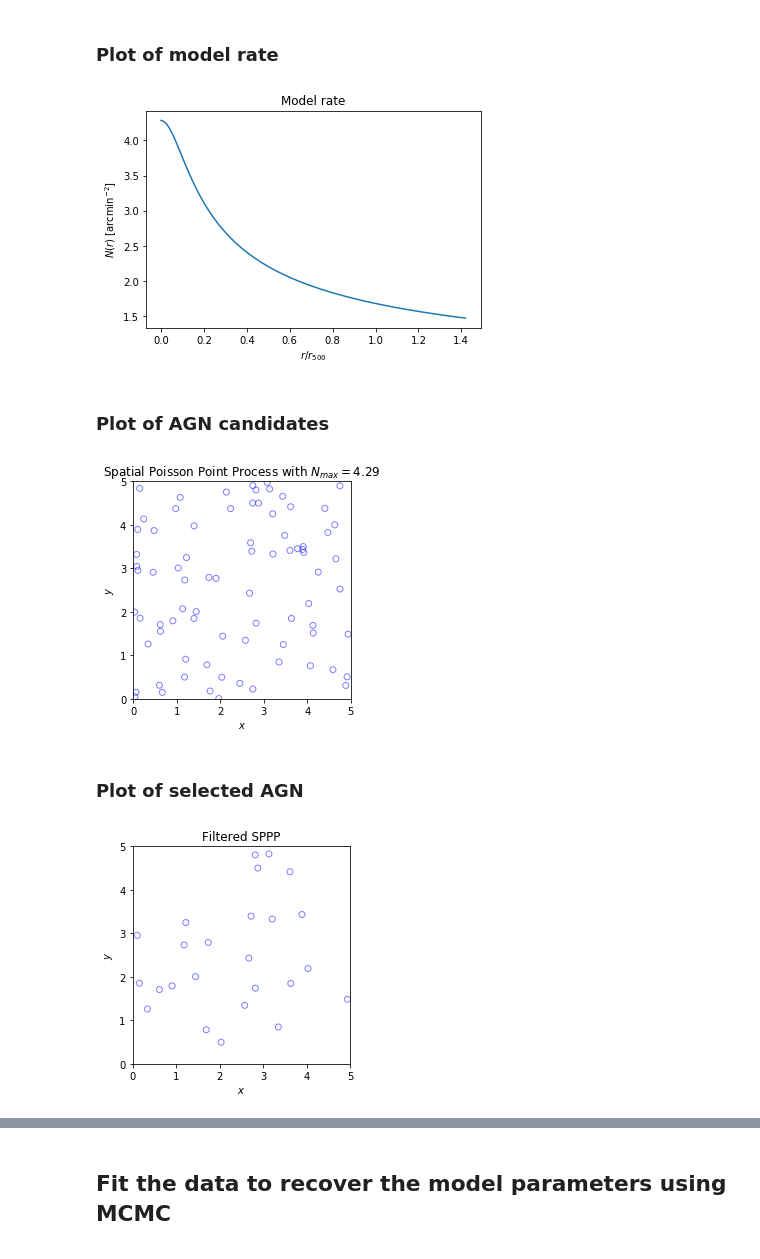
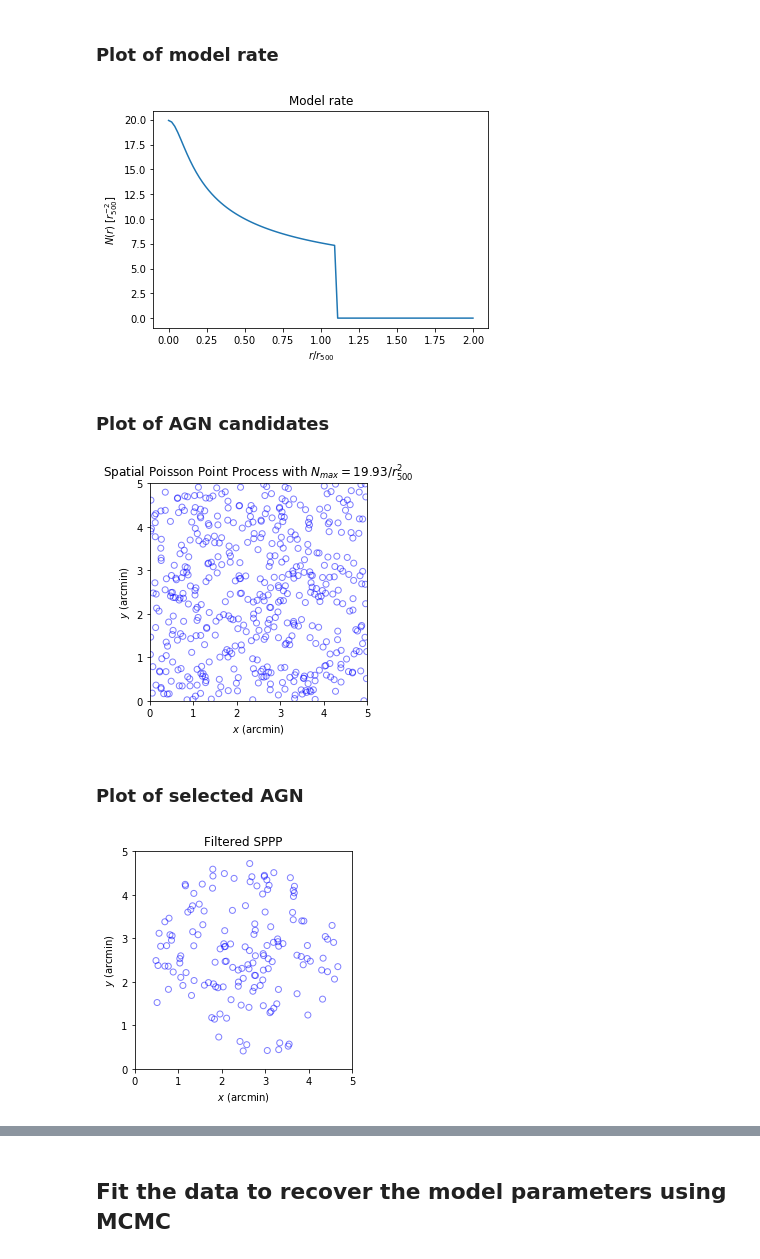
Before and after one commit to floydie7/SPT_AGN, a Jupyter notebook: Mock_Data_Generation_and_fitting.ipynb, the cells around one changed output, grey strips where cells are left out. Cells and saved outputs as stored; diff of their text form; code cells hidden in the pictures.

```diff
--- a/Mock_Data_Generation_and_fitting.ipynb
+++ b/Mock_Data_Generation_and_fitting.ipynb
@@ -148,10 +151,10 @@ def lnpost(param, catalog):
 #### Model parameters:
 # %%
 # Number of clusters to generate
-n_cl = 100
+n_cl = 10
 
 # Dx is set to 5 to mimic an IRAC image's width in arcmin.
-Dx = 5.
+Dx = 5.  # In arcmin
 
 # Set parameter values
 theta_true = 5.0     # Amplitude.
@@ -165,7 +168,7 @@ params_true = (theta_true, eta_true, zeta_true, beta_true)
 ## Generate the mock data
 # %%
 # Set up grid of radial positions (normalized by r500)
-r_dist = np.linspace(0, 2.5, 100)
+r_dist_r500 = np.linspace(0, 2, 100) # from 0 - 2r500
 
 # Draw mass and redshift distribution from a uniform distribution as well.
 mass_dist = np.random.uniform(0.2e15, 1.8e15, n_cl)
@@ -184,36 +187,37 @@ SPT_data_m = SPT_data[np.where(SPT_data['M500'] <= 5e14)]
 cluster_sample = SPT_data
 
 AGN_cats = []
-max_rate_list = []
-aper_area = []
+# max_rate_list = []
+# aper_area = []
 for cluster in cluster_sample:
     spt_id = cluster['SPT_ID']
     z_cl = cluster['REDSHIFT']
     m500_cl = cluster['M500'] * u.Msun
     r500_cl = cluster['r500'] * u.Mpc
-    # print("---\nCluster Data: z = {z:.2f}, M500 = {m:.2e}, r500 = {r:.2f}".format(z=z_cl, m=m500_cl, r=r500_cl))
+    print("---\nCluster Data: z = {z:.2f}, M500 = {m:.2e}, r500 = {r:.2f}".format(z=z_cl, m=m500_cl, r=r500_cl))
 
-    area_15r500 = np.pi * (1.5 * r500_cl * cosmo.arcsec_per_kpc_proper(z_cl).to(u.arcmin / u.Mpc))**2
+    # area_15r500 = np.pi * (1.5 * r500_cl * cosmo.arcsec_per_kpc_proper(z_cl).to(u.arcmin / u.Mpc))**2
     # print('Aperture Area: {}'.format(area_15r500))
-    aper_area.append(area_15r500.value)
+    # aper_area.append(area_15r500.value)
 
     # Calculate the model values for the AGN candidates in the cluster
-    rad_model = model_rate(z_cl, m500_cl, r500_cl, r_dist, params_true)
+    rad_model = model_rate(z_cl, m500_cl, r500_cl, r_dist_r500, params_true)
 
     # Find the maximum rate. This establishes that the number of AGN in the cluster is tied to the redshift and mass of
     # the cluster.
     max_rate = np.max(rad_model)
     # print('Max rate: {}'.format(max_rate))
-    max_rate_list.append(max_rate)
+    # max_rate_list.append(max_rate)
 
     # Simulate the AGN using the spatial Poisson point process.
     agn_coords = poisson_point_process(max_rate, Dx)
 
     # Find the radius of each point placed scaled by the cluster's r500 radius
-    radii = np.sqrt((agn_coords[0] - Dx / 2.) ** 2 + (agn_coords[1] - Dx / 2.) ** 2)
+    radii_arcmin = np.sqrt((agn_coords[0] - Dx / 2.) ** 2 + (agn_coords[1] - Dx / 2.) ** 2) * u.arcmin
+    radii_r500 = radii_arcmin * cosmo.kpc_proper_per_arcmin(z_cl).to(u.Mpc/u.arcmin) / r500_cl
 
     # Filter the candidates through the model to establish the radial trend in the data.
-    rate_at_rad = model_rate(z_cl, m500_cl, r500_cl, radii, params_true)
+    rate_at_rad = model_rate(z_cl, m500_cl, r500_cl, radii_r500, params_true)
 
     # Our rejection rate is the model rate at the radius scaled by the maximum rate
     prob_reject = rate_at_rad / max_rate
@@ -226,25 +230,24 @@ for cluster in cluster_sample:
     # print('Number of points in final selection: {}'.format(len(x_final)))
 
     # Calculate the radii of the final AGN scaled by the cluster's r500 radius
-    r_final_arcmin = (np.sqrt((x_final - Dx / 2.) ** 2 + (y_final - Dx / 2.) ** 2) * u.arcmin)
-    r_final = r_final_arcmin * cosmo.kpc_proper_per_arcmin(z_cl).to(u.Mpc / u.arcmin)
-    r_final_r500 = r_final / r500_cl
+    r_final_arcmin = np.sqrt((x_final - Dx / 2.) ** 2 + (y_final - Dx / 2.) ** 2) * u.arcmin
+    r_final_r500 = r_final_arcmin * cosmo.kpc_proper_per_arcmin(z_cl).to(u.Mpc / u.arcmin) / r500_cl
 
-    if r_final.size != 0:
+    if r_final_r500.size != 0:
         # Create a table of our output objects
-        AGN_list = Table([r_final, r_final_arcmin, r_final_r500], names=['radial_Mpc', 'radial_arcmin', 'radial_r500'])
+        AGN_list = Table([r_final_arcmin, r_final_r500], names=['radial_arcmin', 'radial_r500'])
         AGN_list['SPT_ID'] = spt_id
         AGN_list['M500'] = m500_cl
         AGN_list['REDSHIFT'] = z_cl
         AGN_list['r500'] = r500_cl
 
-        AGN_cat = AGN_list['SPT_ID', 'REDSHIFT', 'M500', 'r500', 'radial_Mpc', 'radial_arcmin', 'radial_r500']
+        AGN_cat = AGN_list['SPT_ID', 'REDSHIFT', 'M500', 'r500', 'radial_arcmin', 'radial_r500']
         AGN_cats.append(AGN_cat)
 
 outAGN = vstack(AGN_cats)
 
 print('\n------\nparameters: {param}\nTotal number of clusters: {cl} \t Total number of objects: {agn}'
       .format(param=params_true, cl=len(outAGN.group_by('SPT_ID').groups.keys), agn=len(outAGN)))
-print('Mean max rate : {} 1 / arcmin2'.format(np.mean(max_rate_list)))
-print('Mean aperture area: {} arcmin2'.format(np.mean(aper_area)))
+# print('Mean max rate : {} 1 / arcmin2'.format(np.mean(max_rate_list)))
+# print('Mean aperture area: {} arcmin2'.format(np.mean(aper_area)))
 # %% [output]
@@ -268,32 +271,32 @@ Mean aperture area: 33.746500715763034 arcmin2
 # %% [markdown]
 ### Plot of model rate
 # %%
-r_r500 = r_dist * u.arcmin * cosmo.kpc_proper_per_arcmin(z_cl).to(u.Mpc/u.arcmin) / r500_cl
+# r_r500 = r_dist * u.arcmin * cosmo.kpc_proper_per_arcmin(z_cl).to(u.Mpc/u.arcmin) / r500_cl
 fig, ax = plt.subplots()
-ax.plot(r_r500, rad_model)
-ax.set(title='Model rate', xlabel=r'$r/r_{500}$', ylabel=r'$N(r)$ [arcmin$^{-2}$]')
+ax.plot(r_dist_r500, rad_model)
+ax.set(title='Model rate', xlabel=r'$r/r_{500}$', ylabel=r'$N(r)$ [$r_{500}^{-2}$]')
 plt.show()
 # %% [output]
-[figure, old version]
+[figure, new version]
 # %% [markdown]
 ### Plot of AGN candidates
 # %%
 fig, ax = plt.subplots()
 ax.scatter(agn_coords[0], agn_coords[1], edgecolor='b', facecolor='none', alpha=0.5)
 ax.set_aspect(1.0)
-ax.set(title=r'Spatial Poisson Point Process with $N_{{max}} = {:.2f}$'.format(max_rate),
-       xlabel=r'$x$', ylabel=r'$y$', xlim=[0, Dx], ylim=[0, Dx])
+ax.set(title=r'Spatial Poisson Point Process with $N_{{max}} = {:.2f}/r_{{500}}^2$'.format(max_rate),
+       xlabel=r'$x$ (arcmin)', ylabel=r'$y$ (arcmin)', xlim=[0, Dx], ylim=[0, Dx])
 plt.show()
 # %% [output]
-[figure, old version]
+[figure, new version]
 # %% [markdown]
 ### Plot of selected AGN
 # %%
 fig, ax = plt.subplots()
 ax.scatter(x_final, y_final, edgecolor='b', facecolor='none', alpha=0.5)
 ax.set_aspect(1.0)
-ax.set(title='Filtered SPPP', xlabel=r'$x$', ylabel=r'$y$', xlim=[0, Dx], ylim=[0, Dx])
+ax.set(title='Filtered SPPP', xlabel=r'$x$ (arcmin)', ylabel=r'$y$ (arcmin)', xlim=[0, Dx], ylim=[0, Dx])
 plt.show()
 # %% [output]
-[figure, old version]
+[figure, new version]
 # %%
```
Also changed, not shown: parts of 6 cells of this notebook.
